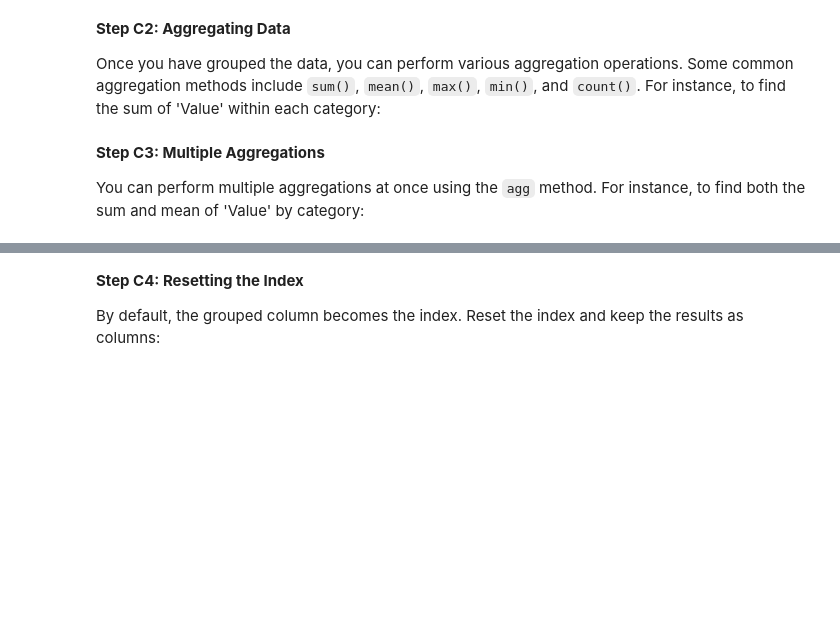
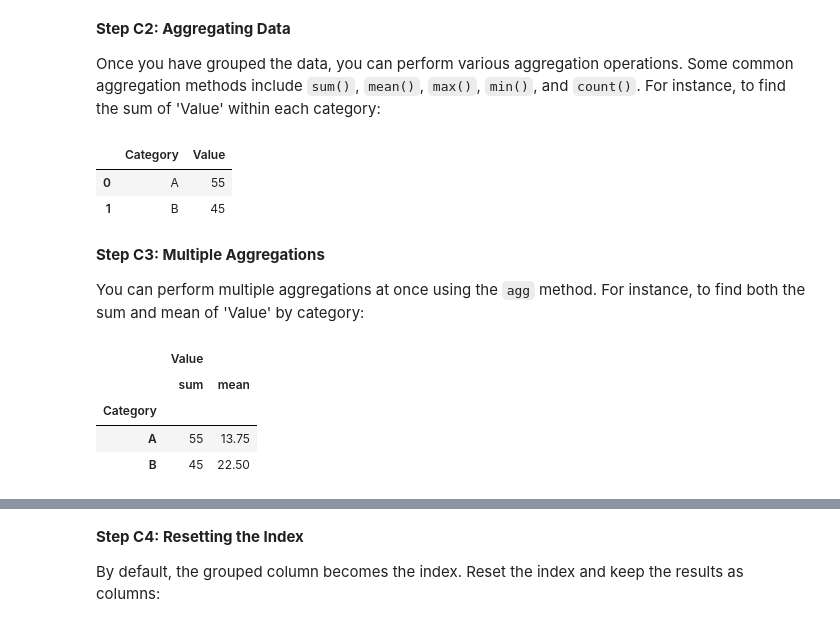
Before and after one commit to Prajaktahz/Uni_Colab_Work, a Jupyter notebook: FBA_Week_06_Python_Practice.ipynb, the cells around one changed output, grey strips where cells are left out. Drawn from its saved outputs; the diff is of its cells as text; code cells hidden in the pictures; blank space fills up the shorter version.

```diff
--- a/FBA_Week_06_Python_Practice.ipynb
+++ b/FBA_Week_06_Python_Practice.ipynb
@@ -248,9 +286,21 @@ grouped = df.groupby('Category')
 Once you have grouped the data, you can perform various aggregation operations. Some common aggregation methods include `sum()`, `mean()`, `max()`, `min()`, and `count()`. For instance, to find the sum of 'Value' within each category:
 # %%
 # Your code here
+grouped.sum().reset_index()
+# %% [output]
+|  | Category | Value |
+| 0 | A | 55 |
+| 1 | B | 45 |
 # %% [markdown]
 **Step C3: Multiple Aggregations**
 
 You can perform multiple aggregations at once using the `agg` method. For instance, to find both the sum and mean of 'Value' by category:
 # %%
 # Your code here
+grouped.agg(['sum','mean'])
+# %% [output]
+|  | Value |  |
+|  | sum | mean |
+| Category |  |  |
+| A | 55 | 13.75 |
+| B | 45 | 22.50 |
```
Also changed, not shown: parts of 13 cells of this notebook.
